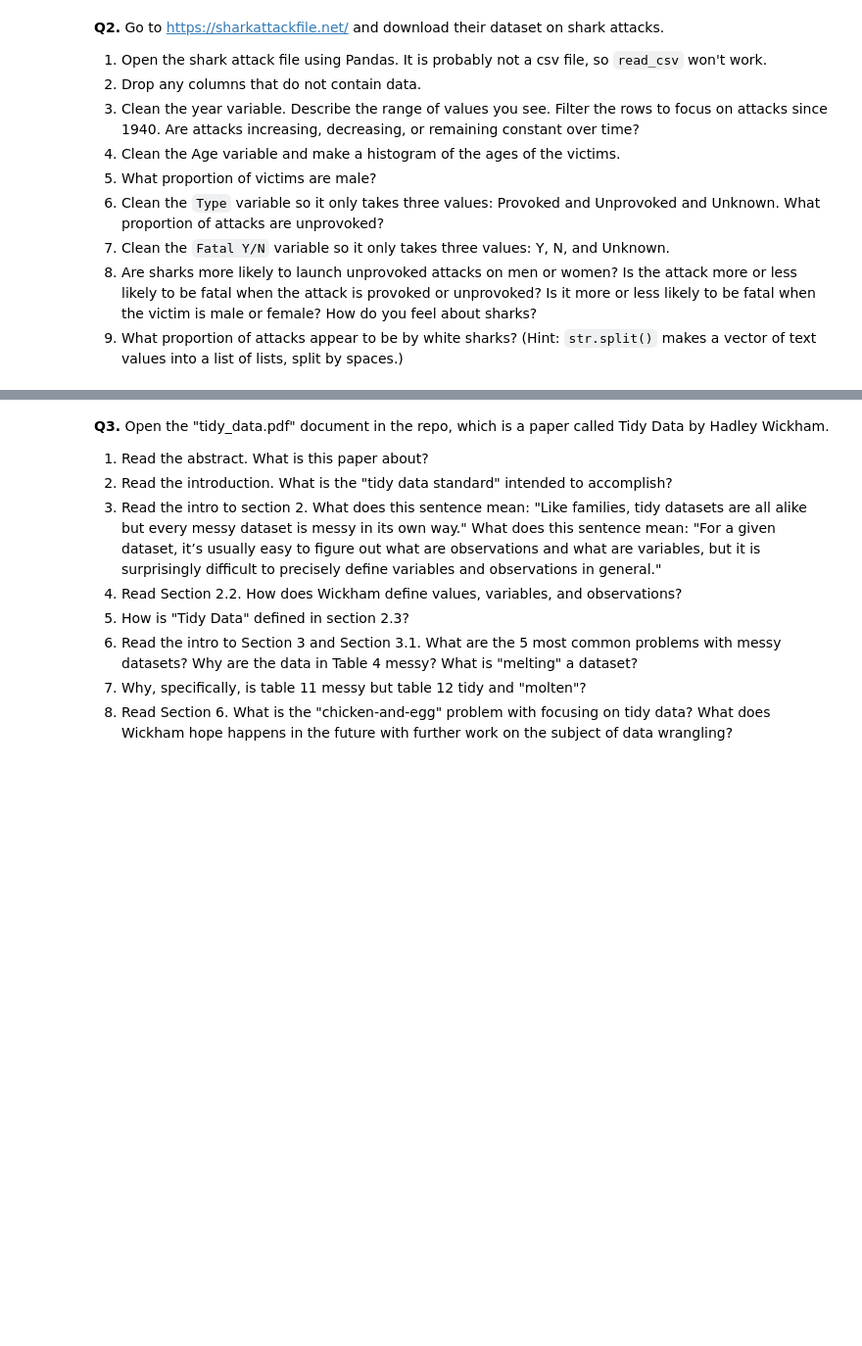
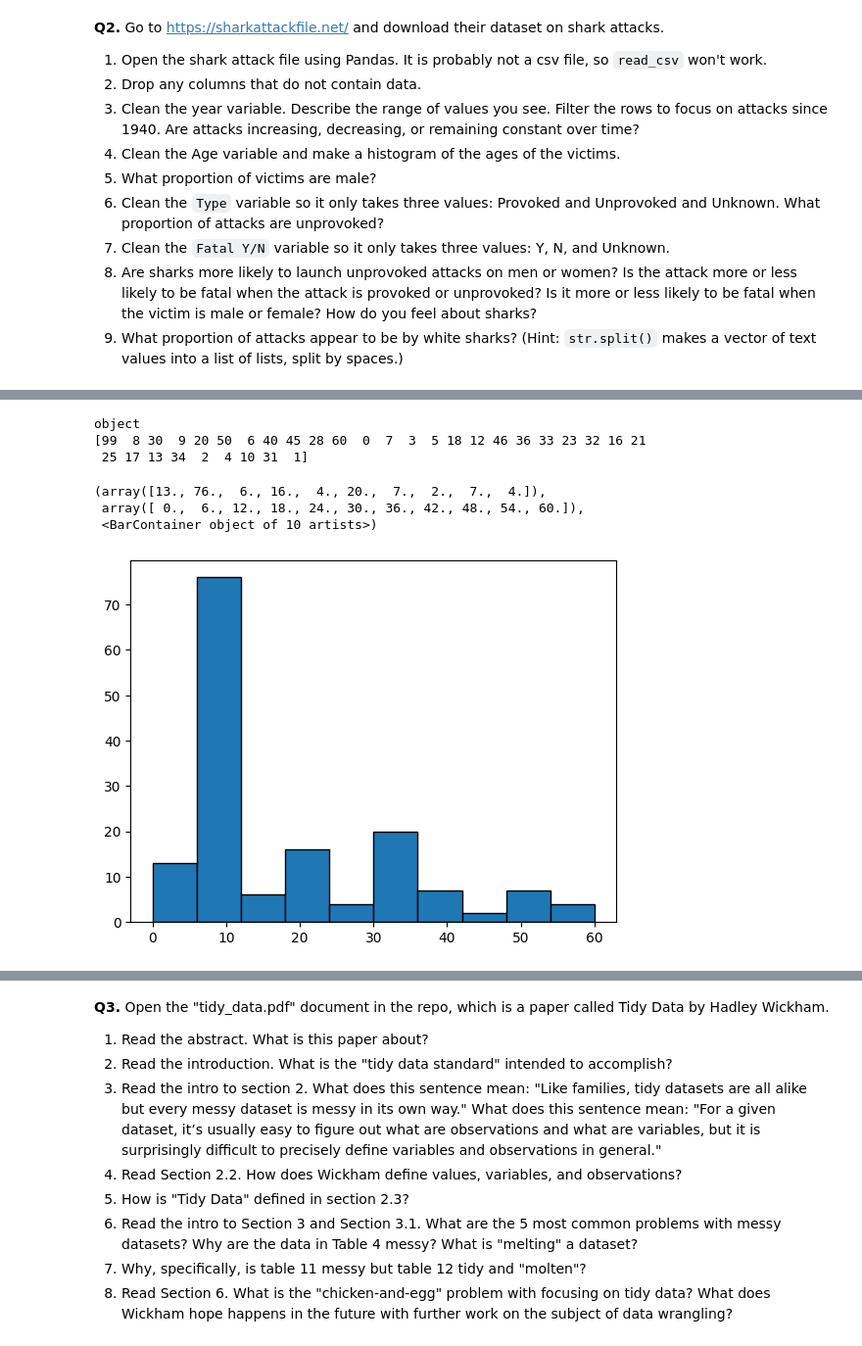
Before and after one commit to nylaup/wrangling, a Jupyter notebook: assignment/assignment.ipynb, the cells around one changed output, grey strips where cells are left out. Shown: that part at 98% size. Saved outputs shown, nothing was run; the diff lists cells and outputs as text; code cells hidden in the pictures; blank space fills up the shorter version.

```diff
--- a/assignment/assignment.ipynb
+++ b/assignment/assignment.ipynb
@@ -124,14 +123,18 @@ Name: SentenceTypeAllChargesAtConvictionInContactEvent, Length: 22986, dtype: in
 8. Are sharks more likely to launch unprovoked attacks on men or women? Is the attack more or less likely to be fatal when the attack is provoked or unprovoked? Is it more or less likely to be fatal when the victim is male or female? How do you feel about sharks?
 9. What proportion of attacks appear to be by white sharks? (Hint: `str.split()` makes a vector of text values into a list of lists, split by spaces.)
 # %%
-SharkData = pd.read_excel('./data/GSAF5.xls', engine="xlrd")
-print(SharkData.head(2))
+SharkData = pd.read_excel('./data/GSAF5.xls', engine="xlrd") #read in shark data as xls
+print(SharkData.head(2)) #print the first values of SharkData to see which columns are empty
 
-SharkData = SharkData.drop('pdf', axis=1)
-print(SharkData.head(2))
+#drop the empty rows
+SharkData = SharkData.drop(['pdf', 'href formula', 'href', 'Case Number', 'Case Number.1',
+                            'original order', 'Unnamed: 21', 'Unnamed: 22'], axis=1)
 
+#print(SharkData.head(2)) #check what columns remain
 
-#print(SharkData.dtypes)
+print(SharkData['Year'].dtypes) #check type of year
+#print(SharkData['Year'].unique()) #see unique values of Year
+SharkData['Year'] = SharkData['Year'].replace((77, 5, 0), np.nan) #replace confusing values with nan
 # %% [output]
                   Date    Year        Type    Country              State  \
 0  2025-01-23 00:00:00  2025.0  Unprovoked  Australia  Western Australia
@@ -152,0 +156,65 @@ print(SharkData.head(2))
+# %%
+Age = SharkData['Age']
+print(Age.dtypes) #check type of age
+
+Age = Age.str.lower() #convert to all lowercase for better matching
+
+#replace common values with age I think matches
+Age = Age.replace(("middle age", "adult", r'"middle-age"', "(adult)"), 45)
+
+Age = Age.replace(("young", r'"young"', "minor", "a minor", "teen", "a teen", "teens"), 17)
+Age = Age.replace(("elderly"), 70)
+Age = Age.astype(str) #convert all ages to strings for regex matching
+
+def regex_clean(value):
+    if isinstance(value, str): #ensure everything passed in can be regex matched
+        if re.match(r'[0-9]+½', value): #match values
+            cleaned = re.sub(r'½', '', value) #cut off the non-number
+            cleaned = pd.to_numeric(cleaned) #convert to numeric
+            return cleaned #return numeric with just numbers
+        elif re.match(r'[0-9]+\s*months?', value):
+            cleaned = 0
+            cleaned = pd.to_numeric(cleaned)
+            return cleaned
+        elif re.match(r"[0-9]+[r']?s", value):
+            cleaned = value[:2]
+            cleaned = pd.to_numeric(cleaned)
+            return cleaned
+        elif re.match(r'[0-9]+\s*or\s*[0-9]+', value):
+            cleaned = value[:2]
+            cleaned = pd.to_numeric(cleaned)
+            return cleaned
+        elif re.match(r'[0-9]+\s*&\s*[0-9]+', value):
+            cleaned = value[:2]
+            cleaned = pd.to_numeric(cleaned)
+            return cleaned
+        elif re.match(r'[0-9]+\s*to\s*[0-9]+', value):
+            cleaned = value[:2]
+            cleaned = pd.to_numeric(cleaned)
+            return cleaned
+        elif re.match(r'[0-9]+\s*and\s*[0-9]+', value):
+            cleaned = value[:2]
+            cleaned = pd.to_numeric(cleaned)
+            return cleaned
+        elif re.match(r'^[0-9]?$', value):
+            value = pd.to_numeric(value)
+            return value
+        else:
+            return 99 #return 99 for extra values
+    else:
+        return 99
+
+Age = Age.apply(regex_clean) #apply the regex to all of the ages
+print(Age.unique()) #see unique values of age
+
+AgeHist = Age[Age!= 99] #remove all of the extra values for the histogram, as they are outliers
+
+plt.hist(AgeHist, bins=10, edgecolor='black') #graph the numeric values
+# %% [output]
+object
+[99  8 30  9 20 50  6 40 45 28 60  0  7  3  5 18 12 46 36 33 23 32 16 21
+ 25 17 13 34  2  4 10 31  1]
+(array([13., 76.,  6., 16.,  4., 20.,  7.,  2.,  7.,  4.]),
+ array([ 0.,  6., 12., 18., 24., 30., 36., 42., 48., 54., 60.]),
+ <BarContainer object of 10 artists>)
+[figure, added]
```
Also changed, not shown: parts of 11 cells of this notebook.
